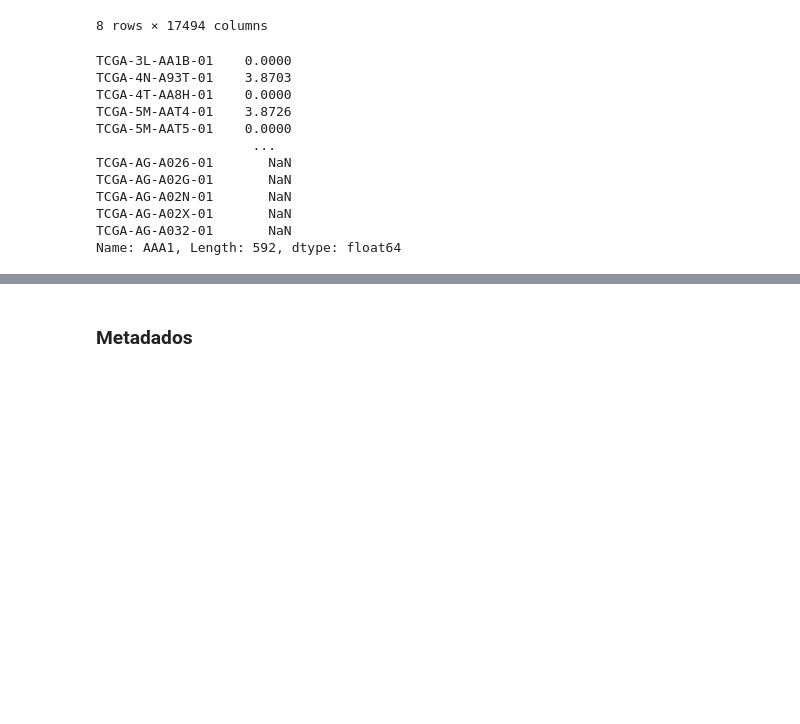
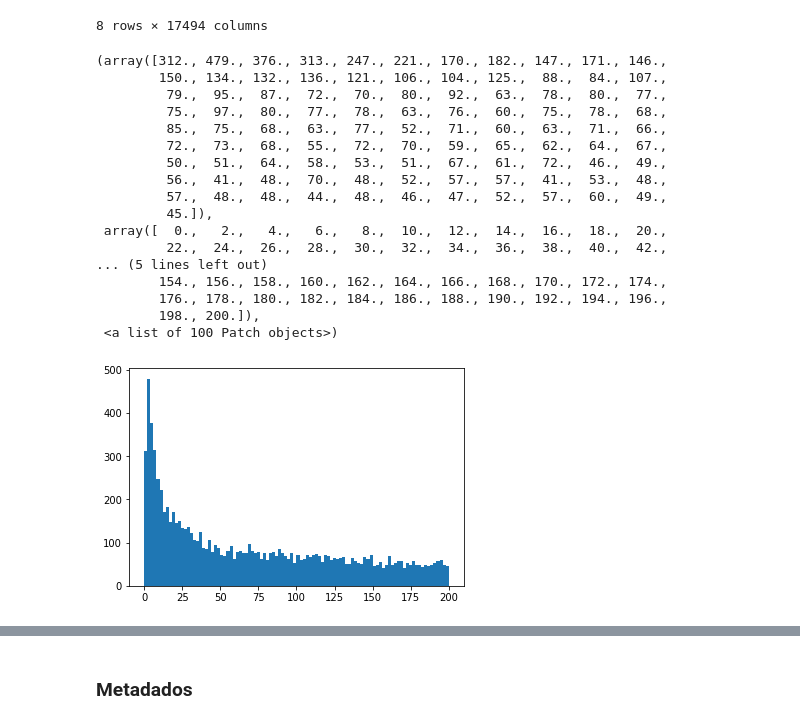
Before and after one commit to edgar-pinto/MEBIOM_BIOINF, a Jupyter notebook: dataset1.ipynb, the cells around one changed output, grey strips where cells are left out. Drawn from its saved outputs; the diff is of its cells as text; code cells hidden in the pictures; blank space fills up the shorter version.

```diff
--- a/dataset1.ipynb
+++ b/dataset1.ipynb
@@ -320,18 +321,27 @@ Total Missing Values: 0
 | 75% | 34.219104 | 230.668250 | 5.311897 | 214.592805 | 6787.933946 | 0.923300 | 229.733500 | 1040.802434 | 1201.338088 | 0.396350 | ... | ... |
 | max | 353.655545 | 709.526000 | 178.780109 | 595.574182 | 45920.300000 | 2464.290000 | 2825.050000 | 1860.340000 | 2411.810000 | 99.892000 | ... | ... |
 8 rows × 17494 columns
-# %%
-print(data_hugo_t.loc[:,'AAA1'])
-# %% [output]
-TCGA-3L-AA1B-01    0.0000
-TCGA-4N-A93T-01    3.8703
-TCGA-4T-AA8H-01    0.0000
-TCGA-5M-AAT4-01    3.8726
-TCGA-5M-AAT5-01    0.0000
-                    ...
-TCGA-AG-A026-01       NaN
-TCGA-AG-A02G-01       NaN
-TCGA-AG-A02N-01       NaN
-TCGA-AG-A02X-01       NaN
-TCGA-AG-A032-01       NaN
-Name: AAA1, Length: 592, dtype: float64
+# %%
+std_hist = data_hugo_t_notna.describe().loc['std',:]
+mean_hist = data_hugo_t_notna.describe().loc['mean',:]
+# %%
+plt.hist(std_hist, bins=100, range=(0,200))
+# %% [output]
+(array([312., 479., 376., 313., 247., 221., 170., 182., 147., 171., 146.,
+        150., 134., 132., 136., 121., 106., 104., 125.,  88.,  84., 107.,
+         79.,  95.,  87.,  72.,  70.,  80.,  92.,  63.,  78.,  80.,  77.,
+         75.,  97.,  80.,  77.,  78.,  63.,  76.,  60.,  75.,  78.,  68.,
+         85.,  75.,  68.,  63.,  77.,  52.,  71.,  60.,  63.,  71.,  66.,
+         72.,  73.,  68.,  55.,  72.,  70.,  59.,  65.,  62.,  64.,  67.,
+         50.,  51.,  64.,  58.,  53.,  51.,  67.,  61.,  72.,  46.,  49.,
+         56.,  41.,  48.,  70.,  48.,  52.,  57.,  57.,  41.,  53.,  48.,
+         57.,  48.,  48.,  44.,  48.,  46.,  47.,  52.,  57.,  60.,  49.,
+         45.]),
+ array([  0.,   2.,   4.,   6.,   8.,  10.,  12.,  14.,  16.,  18.,  20.,
+         22.,  24.,  26.,  28.,  30.,  32.,  34.,  36.,  38.,  40.,  42.,
+... (5 lines left out)
+        154., 156., 158., 160., 162., 164., 166., 168., 170., 172., 174.,
+        176., 178., 180., 182., 184., 186., 188., 190., 192., 194., 196.,
+        198., 200.]),
+ <a list of 100 Patch objects>)
+[figure, added]
```
Also changed, not shown: parts of 61 cells of this notebook.
